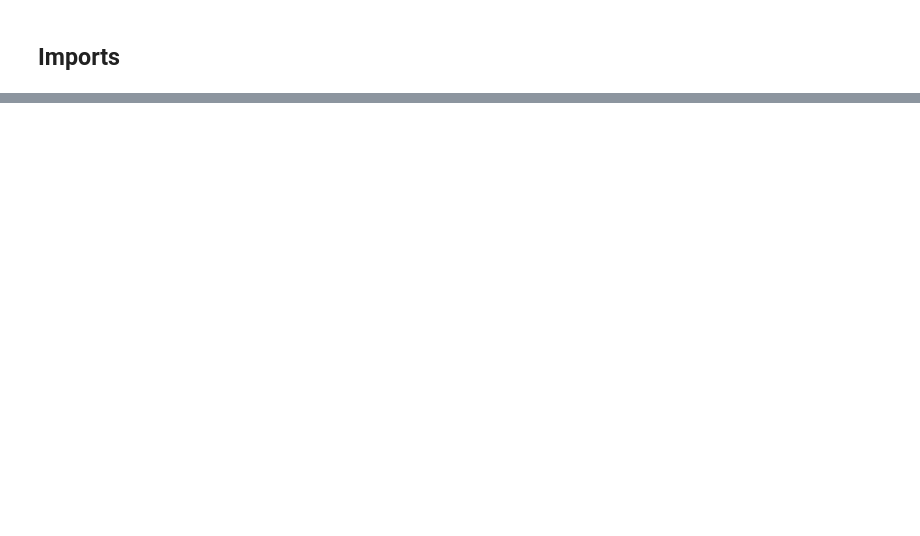
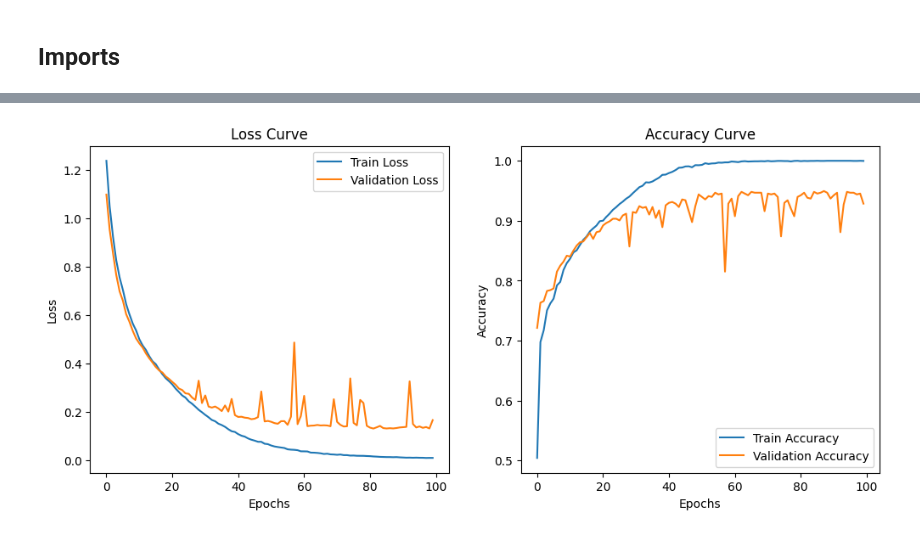
Before and after one commit to ilyarekun/nn_article_25, a Jupyter notebook: notebooks/exploration.ipynb, the cells around one changed output, grey strips where cells are left out. Saved outputs shown, nothing was run; the diff lists cells and outputs as text; code cells hidden in the pictures; blank space fills up the shorter version.

Commit message:
Save training metrics and add plotting

```diff
--- a/notebooks/exploration.ipynb
+++ b/notebooks/exploration.ipynb
@@ -138,0 +161,33 @@ KeyboardInterrupt:
+# %%
+# Load metrics
+with open("training_metrics.pkl", "rb") as f:
+    metrics = pickle.load(f)
+
+train_loss_metr = metrics["train_loss"]
+val_loss_metr = metrics["val_loss"]
+train_acc_metr = metrics["train_acc"]
+val_acc_metr = metrics["val_acc"]
+
+plt.figure(figsize=(12, 5))
+
+# Loss curve
+plt.subplot(1, 2, 1)
+plt.plot(train_loss_metr, label='Train Loss')
+plt.plot(val_loss_metr, label='Validation Loss')
+plt.xlabel('Epochs')
+plt.ylabel('Loss')
+plt.legend()
+plt.title('Loss Curve')
+
+# Accuracy curve
+plt.subplot(1, 2, 2)
+plt.plot(train_acc_metr, label='Train Accuracy')
+plt.plot(val_acc_metr, label='Validation Accuracy')
+plt.xlabel('Epochs')
+plt.ylabel('Accuracy')
+plt.legend()
+plt.title('Accuracy Curve')
+
+plt.show()
+# %% [output]
+[figure, added]
```
Also changed, not shown: parts of 3 cells of this notebook, 1 other file.
